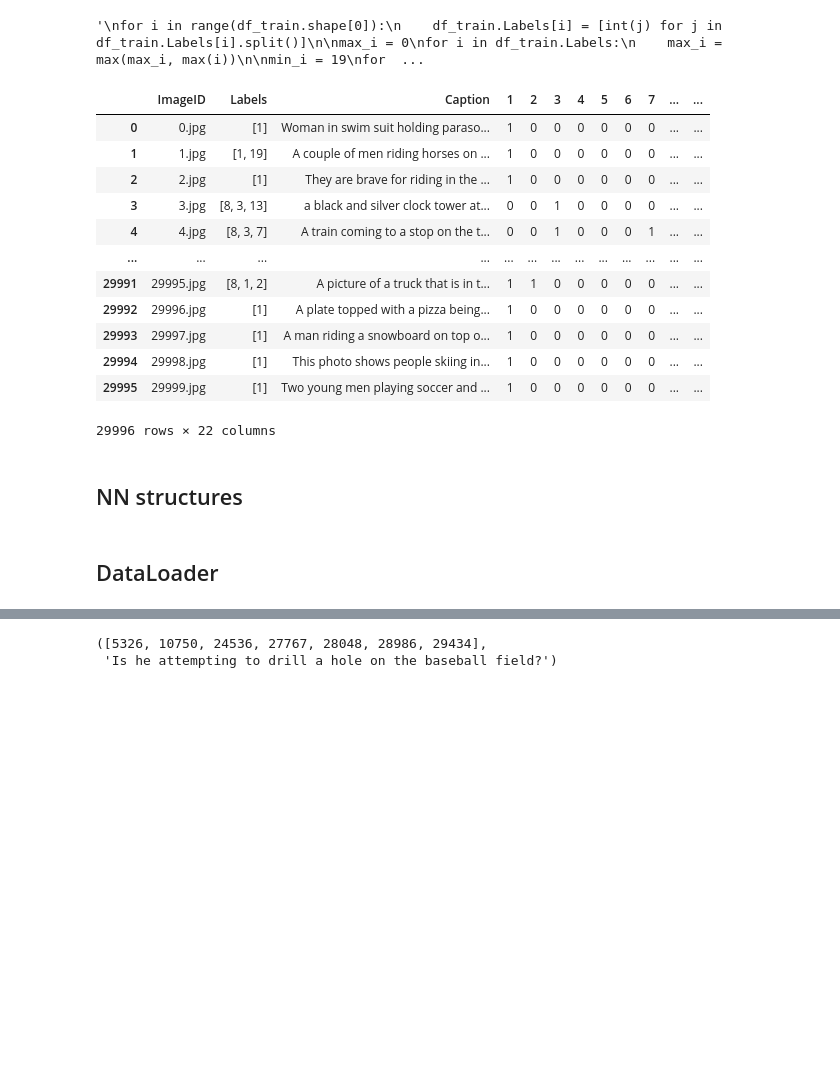
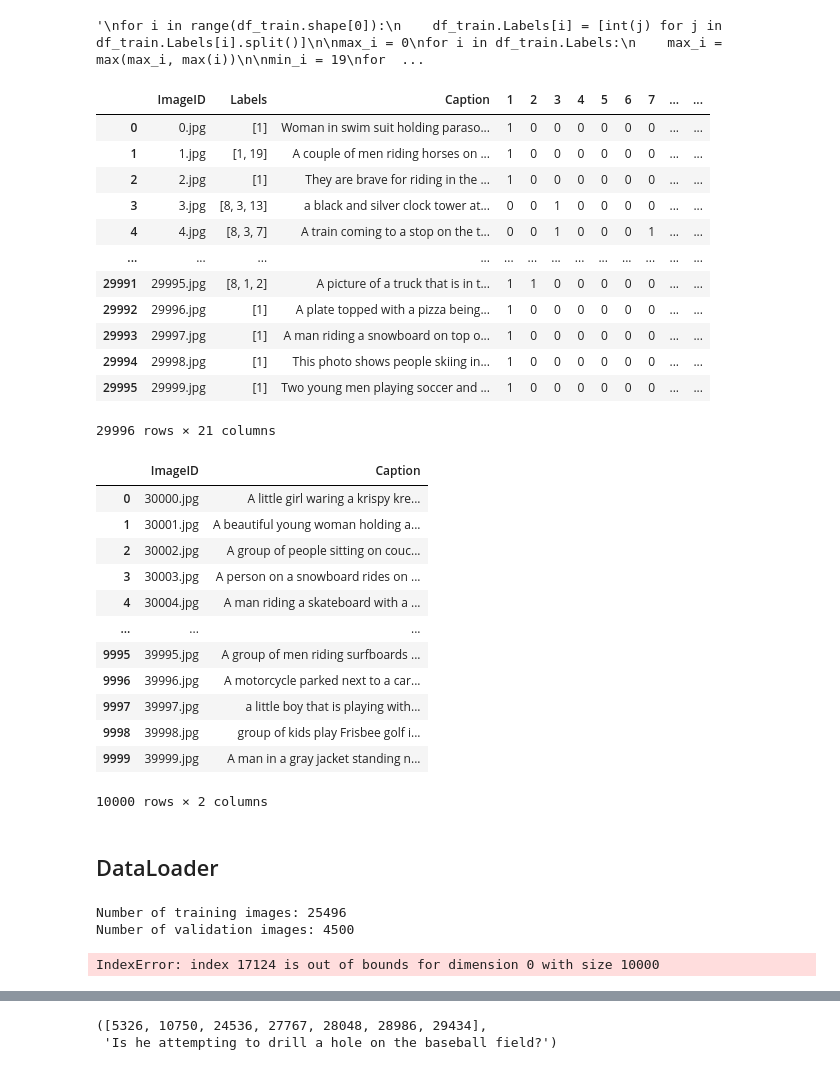
Before and after one commit to YarCode01/image_classification_with_caption, a Jupyter notebook: yari_initial.ipynb, the cells around one changed output, grey strips where cells are left out. Saved outputs shown, nothing was run; the diff lists cells and outputs as text; code cells hidden in the pictures; blank space fills up the shorter version.

```diff
--- a/yari_initial.ipynb
+++ b/yari_initial.ipynb
@@ -80,6 +188,7 @@ df_train.to_csv('df_train.csv')
 '\nfor i in range(df_train.shape[0]):\n    df_train.Labels[i] = [int(j) for j in df_train.Labels[i].split()]\n\nmax_i = 0\nfor i in df_train.Labels:\n    max_i = max(max_i, max(i))\n\nmin_i = 19\nfor  ...
 # %%
 df_train = pd.read_csv('df_train.csv', index_col=0)
+df_train.drop('12', inplace = True, axis=1)
 df_train
 # %% [output]
 |  | ImageID | Labels | Caption | 1 | 2 | 3 | 4 | 5 | 6 | 7 | ... | ... |
@@ -94,6 +203,4 @@ df_train
 | 29993 | 29997.jpg | [1] | A man riding a snowboard on top o... | 1 | 0 | 0 | 0 | 0 | 0 | 0 | ... | ... |
 | 29994 | 29998.jpg | [1] | This photo shows people skiing in... | 1 | 0 | 0 | 0 | 0 | 0 | 0 | ... | ... |
 | 29995 | 29999.jpg | [1] | Two young men playing soccer and ... | 1 | 0 | 0 | 0 | 0 | 0 | 0 | ... | ... |
-29996 rows × 22 columns
+29996 rows × 21 columns
-# %% [markdown]
-## NN structures
@@ -194,3 +207,19 @@ model.train()
+# %%
+df_test
+# %% [output]
+|  | ImageID | Caption |
+| 0 | 30000.jpg | A little girl waring a krispy kre... |
+| 1 | 30001.jpg | A beautiful young woman holding a... |
+| 2 | 30002.jpg | A group of people sitting on couc... |
+| 3 | 30003.jpg | A person on a snowboard rides on ... |
+| 4 | 30004.jpg | A man riding a skateboard with a ... |
+| ... | ... | ... |
+| 9995 | 39995.jpg | A group of men riding surfboards ... |
+| 9996 | 39996.jpg | A motorcycle parked next to a car... |
+| 9997 | 39997.jpg | a little boy that is playing with... |
+| 9998 | 39998.jpg | group of kids play Frisbee golf i... |
+| 9999 | 39999.jpg | A man in a gray jacket standing n... |
+10000 rows × 2 columns
 # %% [markdown]
 ## DataLoader
 # %%
@@ -251,15 +279,24 @@ class ImageDataset(Dataset):
         }
 # %%
-train_data = ImageDataset(x, df_train, train = True, test = False)
+train_data = ImageDataset(
+    x, df_train, train=True, test=False
+)
+# validation dataset
+valid_data = ImageDataset(
+    x, df_train, train=False, test=False
+)
 
-valid_data = ImageDataset(x, df_train, train = False, test = False)
-
-batch_size = 32
-
-train_loader = Dataset(
-    train_data, batch_size=batch_size,
-    shuffle=True, drop_last=True)
-
-valid_loader = Dataset(
-    valid_data, batch_size=batch_size,
-    shuffle=True, drop_last=True)
+train_loader = DataLoader(
+    train_data,
+    batch_size=32,
+    shuffle=True
+)
+# validation data loader
+valid_loader = DataLoader(
+    valid_data,
+    batch_size=32,
+    shuffle=False
+)
+# %% [output]
+Number of training images: 25496
+Number of validation images: 4500
@@ -265,0 +308,22 @@ valid_loader = Dataset(
+# %%
+for it in range(5):
+    for i, data in enumerate(train_loader):
+        data, target = data['image'].to(device), data['label'].to(device)
+        optimizer.zero_grad()
+        outputs = model(data)
+        # outputs_copy = torch.clone(outputs)
+        # indeces = outputs_copy >= 0.5
+        # indeces1 = outputs_copy < 0.5
+        # outputs_copy[indeces] = 1
+        # outputs_copy[indeces1] = 0
+        print(i)
+        # print((outputs_copy == target.to(None)).sum(axis=1) == len(outputs_copy[0]))
+        # print(((outputs_copy == target.to(None)).sum(axis=1) == len(outputs_copy[0])).sum()/len(outputs_copy)*100)
+        loss = criterion(outputs, target)
+
+        # backpropagation
+        loss.backward()
+        # update optimizer parameters
+        optimizer.step()
+# %% [output]
+IndexError: index 17124 is out of bounds for dimension 0 with size 10000
```
Also changed, not shown: parts of 28 cells of this notebook, 1 other file.
